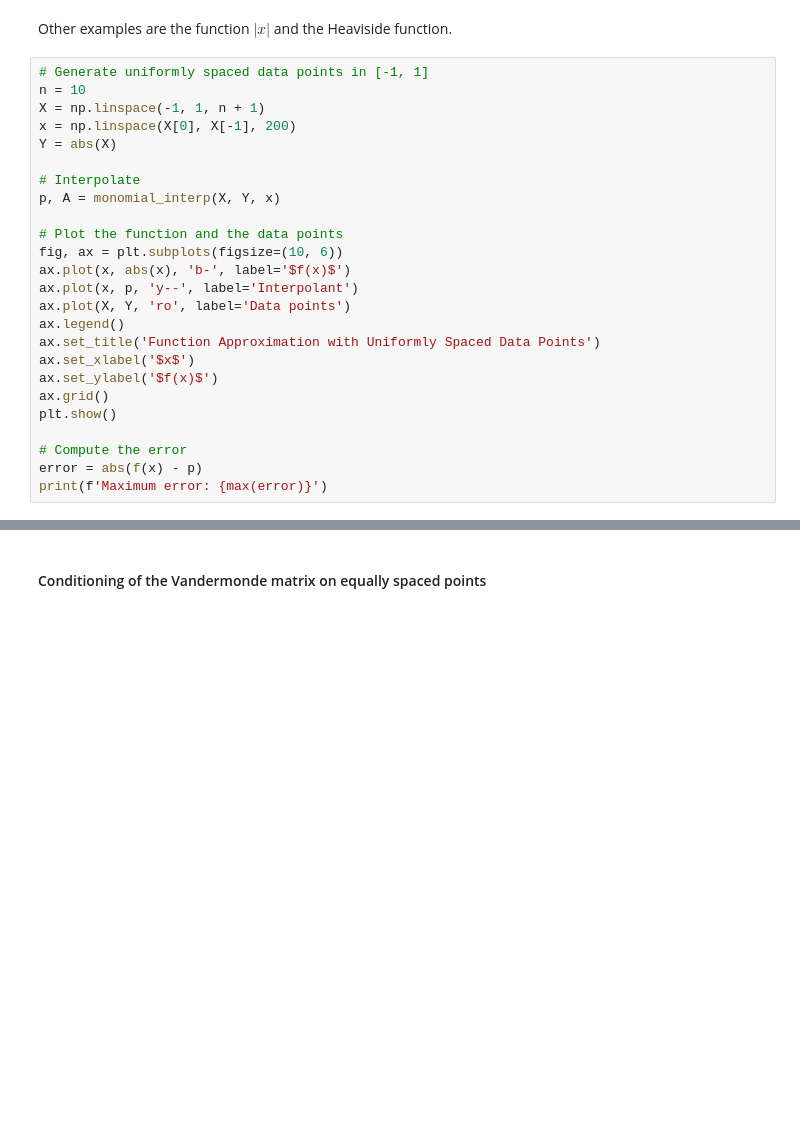
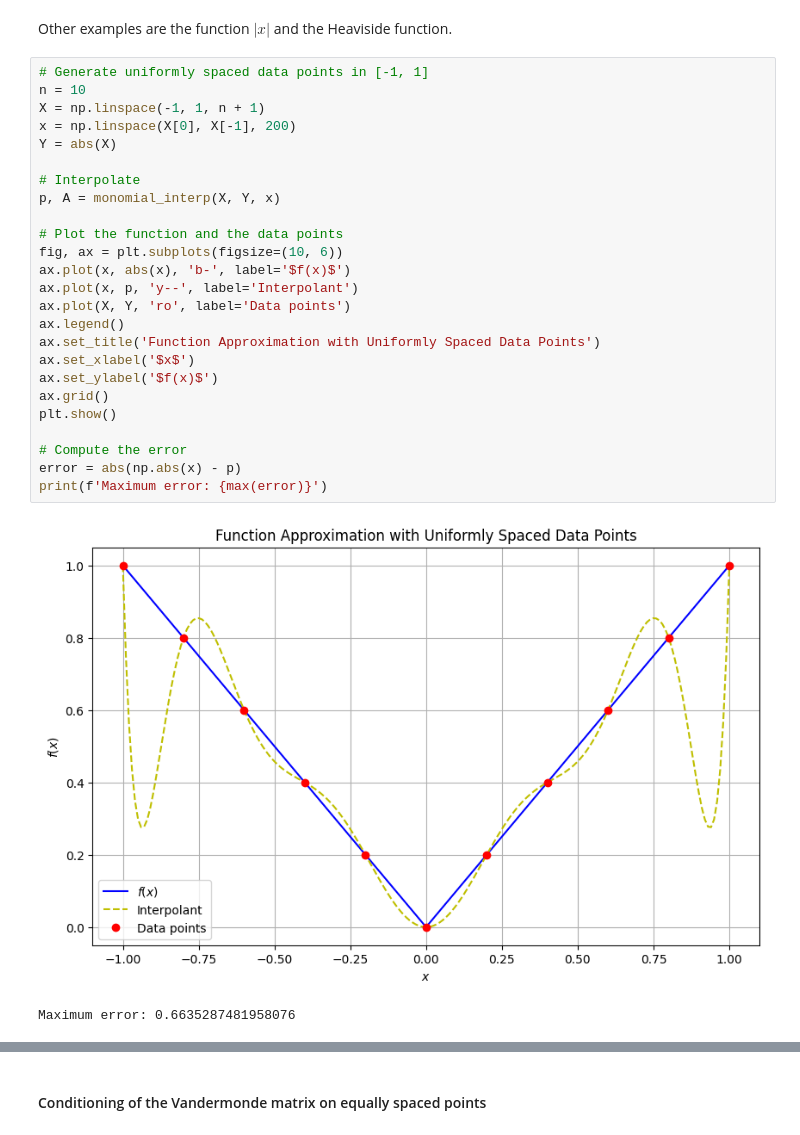
Before and after one commit to GioZd/numerical_analysis_2025-2026, a Jupyter notebook: exercise_sessions/Interpolation_techniques.ipynb, the cells around one changed output, grey strips where cells are left out. Drawn from its saved outputs; the diff is of its cells as text; blank space fills up the shorter version.

```diff
--- a/exercise_sessions/Interpolation_techniques.ipynb
+++ b/exercise_sessions/Interpolation_techniques.ipynb
@@ -244,28 +269,31 @@ Other examples are the function $|x|$ and the Heaviside function.
 # %%
 # Generate uniformly spaced data points in [-1, 1]
 n = 10
 X = np.linspace(-1, 1, n + 1)
 x = np.linspace(X[0], X[-1], 200)
 Y = abs(X)
 
 # Interpolate
 p, A = monomial_interp(X, Y, x)
 
 # Plot the function and the data points
 fig, ax = plt.subplots(figsize=(10, 6))
 ax.plot(x, abs(x), 'b-', label='$f(x)$')
 ax.plot(x, p, 'y--', label='Interpolant')
 ax.plot(X, Y, 'ro', label='Data points')
 ax.legend()
 ax.set_title('Function Approximation with Uniformly Spaced Data Points')
 ax.set_xlabel('$x$')
 ax.set_ylabel('$f(x)$')
 ax.grid()
 plt.show()
 
 # Compute the error
-error = abs(f(x) - p)
+error = abs(np.abs(x) - p)
 print(f'Maximum error: {max(error)}')
+# %% [output]
+[figure, added]
+Maximum error: 0.6635287481958076
 # %%
 # Define the Heaviside function
 def step(x):
```
Also changed, not shown: parts of 24 cells of this notebook.
